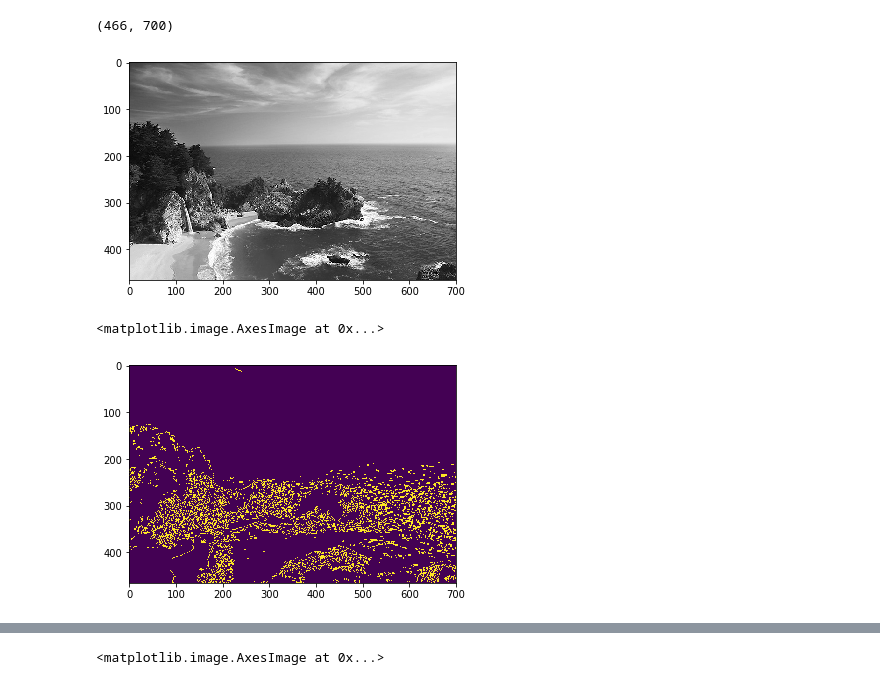
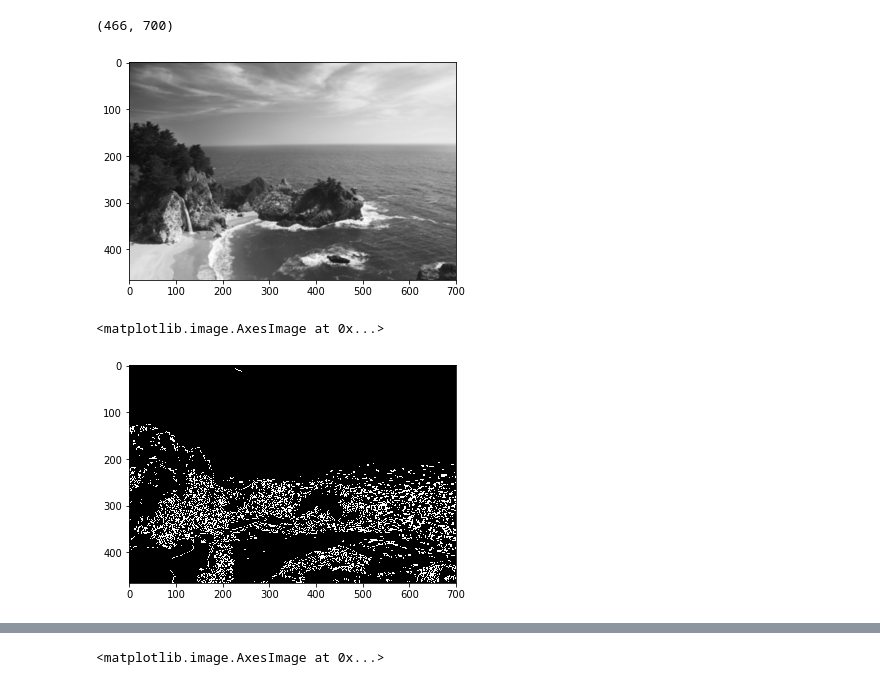
Before and after one commit to sicktastic/opencsv-playground, a Jupyter notebook: seam_carving/Gradient.ipynb, the cells around one changed output, grey strips where cells are left out. Cells and saved outputs as stored; diff of their text form; code cells hidden in the pictures.

Commit message:
Add image blur

```diff
--- a/seam_carving/Gradient.ipynb
+++ b/seam_carving/Gradient.ipynb
@@ -11,13 +11,13 @@ a = cv2.imread('images/fig5.png', cv2.IMREAD_GRAYSCALE)
 # a = cv2.cvtColor(a, cv2.COLOR_RGB2GRAY)
 edges = cv2.Canny(a, 100, 200)
 
-plt.imshow(a, cmap='gray')
+plt.imshow(a, cmap='gray', interpolation='bicubic')
 print(a.shape)
 # %% [output]
 (466, 700)
-[figure, old version]
+[figure, new version]
 # %%
-plt.imshow(edges)
+plt.imshow(edges, cmap='gray')
 # %% [output]
 <matplotlib.image.AxesImage at 0x...>
-[figure, old version]
+[figure, new version]
```
Also changed, not shown: parts of 3 cells of this notebook.
